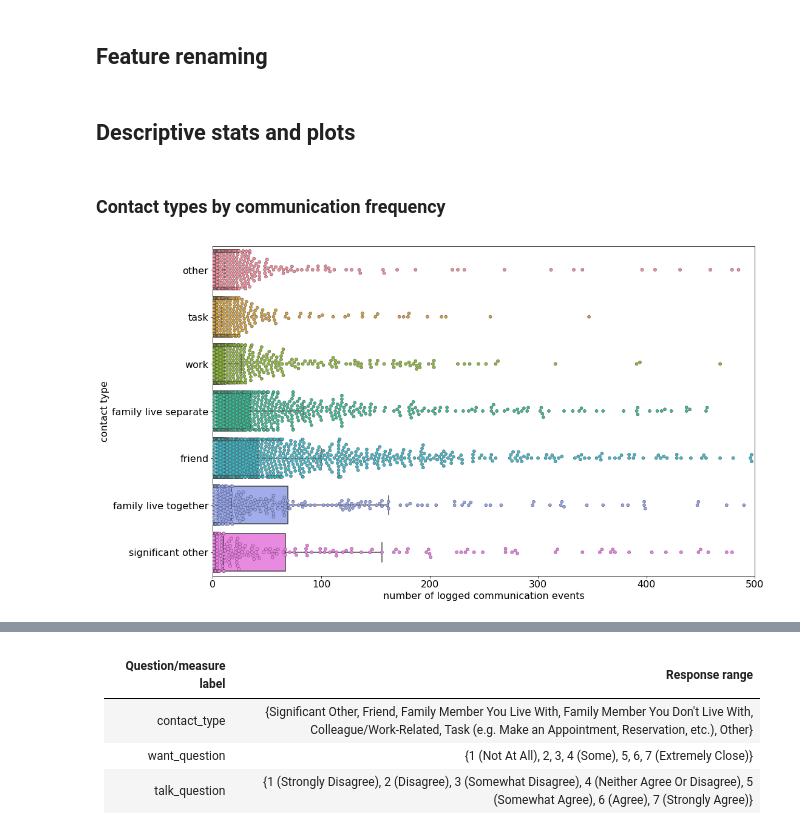
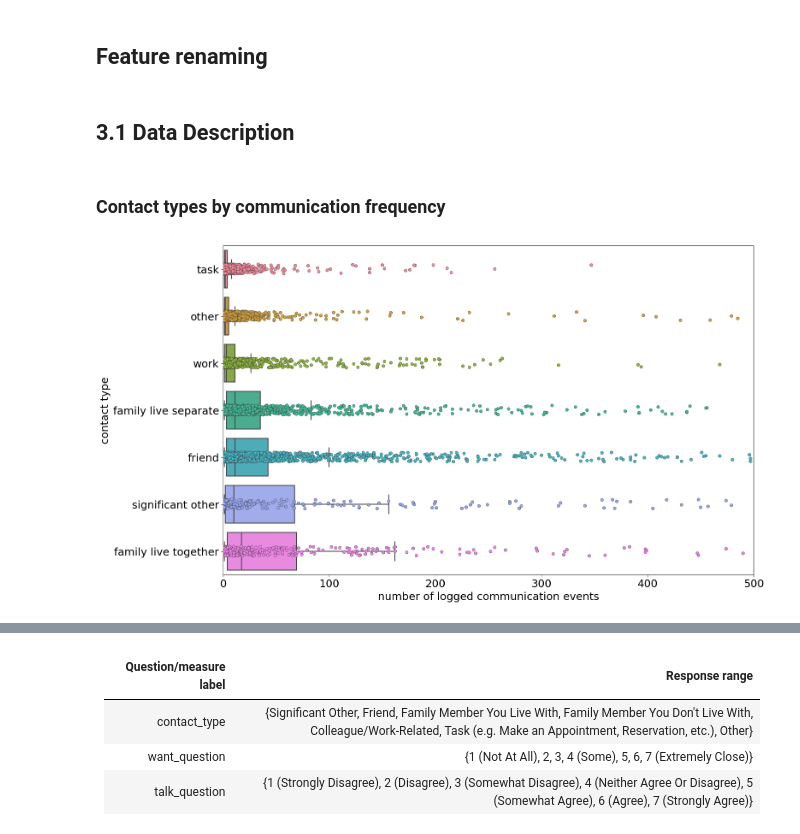
Before and after one commit to tliu526/relationship-prediction, a Jupyter notebook: notebooks/paper_stats.ipynb, the cells around one changed output, grey strips where cells are left out. Drawn from its saved outputs; the diff is of its cells as text; code cells hidden in the pictures.

Commit message:
recolor LOWESS, histogram plots

```diff
--- a/notebooks/paper_stats.ipynb
+++ b/notebooks/paper_stats.ipynb
@@ -78,12 +84,17 @@ metric_columns = ['accuracy', 'balanced accuracy', 'macro f1', 'micro f1', 'weig
 # %%
 # TODO best color palette for papers?
 # cubehelix: for colorblind individuals and black and white
+import matplotlib
+matplotlib.rcParams.update(matplotlib.rcParamsDefault)
+
 sns.set_palette("cubehelix")
 
 font = {
         'weight' : 'normal',
-        'size'   : 16}
+        'size'   : 18}
 
 plt.rc('font', **font)
 #plt.rcParams.update({'figure.autolayout': False})
 plt.rcParams["figure.figsize"] = [16, 10]
+
+sns.palplot(sns.color_palette("cubehelix", 256))
@@ -172,13 +185,17 @@ all_feature_dict = {
     'reg_sms': 'texting regularity',
     'call_loc:shop': 'calls at \"shop\" locations',
 }
-# %% [markdown]
-## Descriptive stats and plots
+# %% [markdown]
+## 3.1 Data Description
 # %% [markdown]
 ### Contact types by communication frequency
 # %%
 # cell-specific toggles
+from matplotlib.patches import Rectangle, PathPatch
 plot_strip = True
+sns.set_palette("cubehelix")
+#sns.set()
+#sns.palplot(sns.color_palette())
 # x_feat = 'contact_type'
 # y_feat = 'comm_type'
 y_feat = 'contact_type'
@@ -203,38 +220,43 @@ contact_labels = {
 comm_counts['contact_type'] = comm_counts['contact_type'].map(contact_labels)
 
 ordered_labels = [
+    'task',
     'other',
-    'task',
     'work',
     'family live separate',
     'friend',
-    'family live together',
-    'significant other'
+    'significant other',
+    'family live together'
 ]
+
+fig, ax = plt.subplots()
 if plot_strip:
-    strip_plot = sns.swarmplot(x=x_feat,
+    strip_plot = sns.stripplot(x=x_feat,
                                y=y_feat,
                                data=comm_counts,
                                #jitter=0.1,
                                linewidth=0.5,
                                order=ordered_labels)
     plt_suffix = "_strip"
 else:
     plt_suffix = ""
 
 box_plot = sns.boxplot(x=x_feat,
                        y=y_feat,
                        data=comm_counts,
                        fliersize=0,
                        order=ordered_labels)
 
-
 #plt.xticks(rotation=45, ha='right')
 plt.xlim(0,500)
 plt.ylabel("contact type")
 plt.xlabel("number of logged communication events")
 
 plt_name = 'paper_figs/all_contact_types_comm_freq{}.pdf'.format(plt_suffix)
-#plt.savefig(plt_name, dpi=300)
+
+patches = [r for r in ax.get_children() if type(r)==PathPatch]
+colors = [c.get_facecolor() for c in patches]
+#sns.palplot(sns.color_palette())
+#plt.savefig(plt_name, dpi=300, bbox_inches='tight')
 # %% [output]
-[figure, old version]
+[figure, new version]
```
Also changed, not shown: parts of 37 cells of this notebook.
